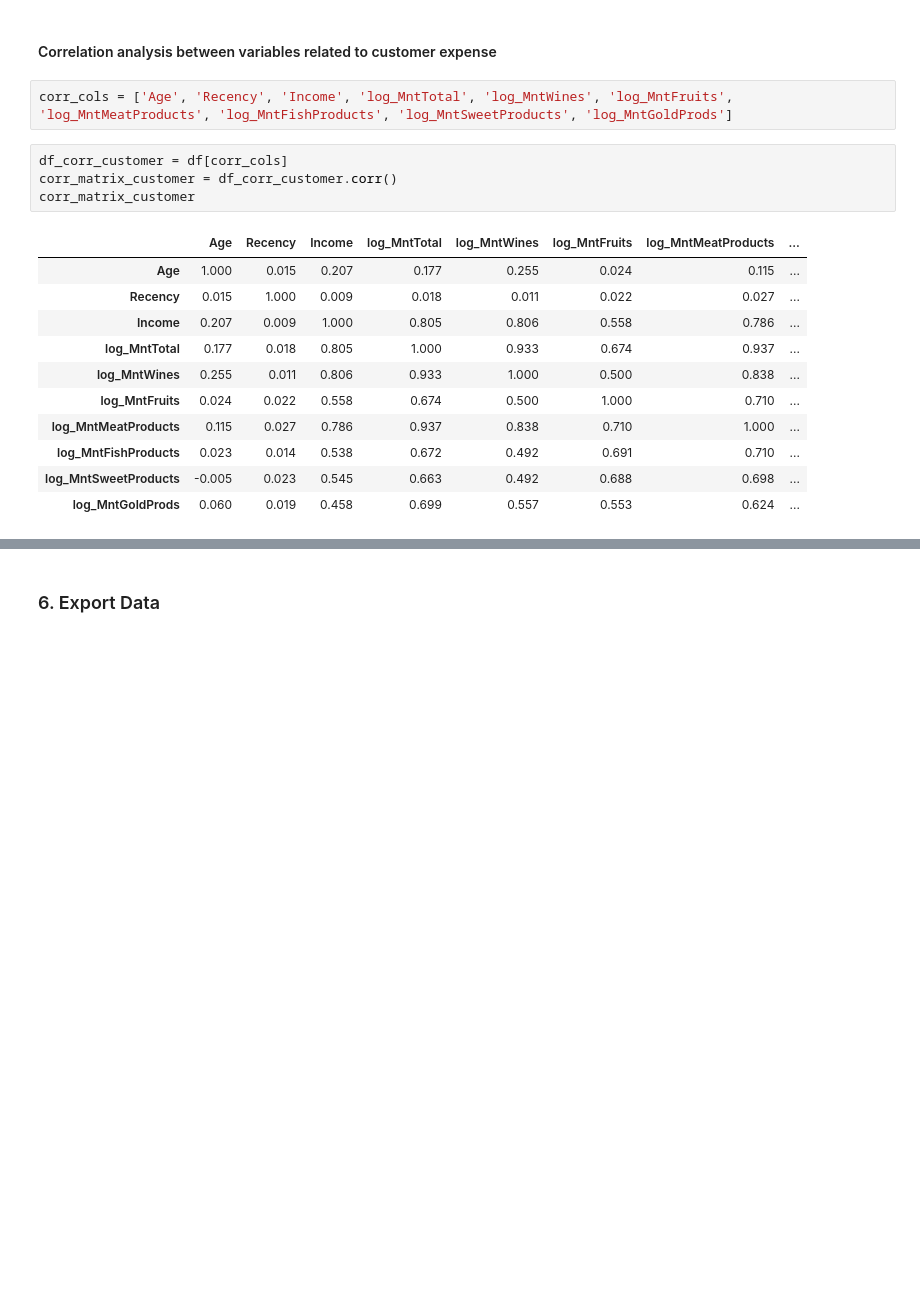
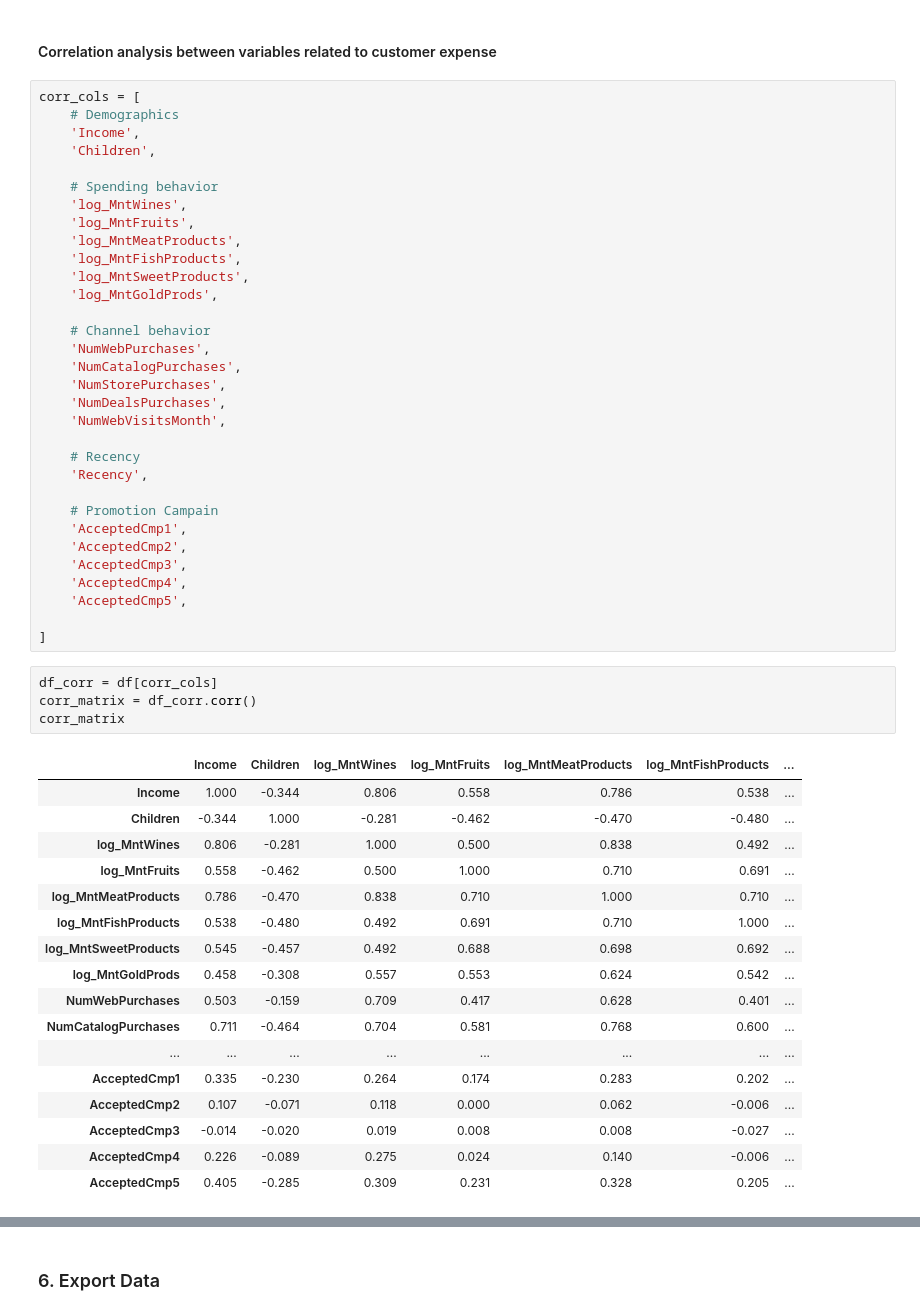
Before and after one commit to nh-adorie/adorie-data-projects, a Jupyter notebook: customer-personality-analysis/notebooks/1_eda_cleaning.ipynb, the cells around one changed output, grey strips where cells are left out. Drawn from its saved outputs; the diff is of its cells as text; blank space fills up the shorter version.

```diff
--- a/customer-personality-analysis/notebooks/1_eda_cleaning.ipynb
+++ b/customer-personality-analysis/notebooks/1_eda_cleaning.ipynb
@@ -622,22 +622,58 @@ Column: log_MntWines
 # %% [markdown]
 #### Correlation analysis between variables related to customer expense
 # %%
-corr_cols = ['Age', 'Recency', 'Income', 'log_MntTotal', 'log_MntWines', 'log_MntFruits', 'log_MntMeatProducts', 'log_MntFishProducts', 'log_MntSweetProducts', 'log_MntGoldProds']
+corr_cols = [
+    # Demographics
+    'Income',
+    'Children',
+
+    # Spending behavior
+    'log_MntWines',
+    'log_MntFruits',
+    'log_MntMeatProducts',
+    'log_MntFishProducts',
+    'log_MntSweetProducts',
+    'log_MntGoldProds',
+
+    # Channel behavior
+    'NumWebPurchases',
+    'NumCatalogPurchases',
+    'NumStorePurchases',
+    'NumDealsPurchases',
+    'NumWebVisitsMonth',
+
+    # Recency
+    'Recency',
+
+    # Promotion Campain
+    'AcceptedCmp1',
+    'AcceptedCmp2',
+    'AcceptedCmp3',
+    'AcceptedCmp4',
+    'AcceptedCmp5',
+
+]
 # %%
-df_corr_customer = df[corr_cols]
-corr_matrix_customer = df_corr_customer.corr()
-corr_matrix_customer
+df_corr = df[corr_cols]
+corr_matrix = df_corr.corr()
+corr_matrix
 # %% [output]
-|  | Age | Recency | Income | log_MntTotal | log_MntWines | log_MntFruits | log_MntMeatProducts | ... |
-| Age | 1.000 | 0.015 | 0.207 | 0.177 | 0.255 | 0.024 | 0.115 | ... |
-| Recency | 0.015 | 1.000 | 0.009 | 0.018 | 0.011 | 0.022 | 0.027 | ... |
-| Income | 0.207 | 0.009 | 1.000 | 0.805 | 0.806 | 0.558 | 0.786 | ... |
-| log_MntTotal | 0.177 | 0.018 | 0.805 | 1.000 | 0.933 | 0.674 | 0.937 | ... |
-| log_MntWines | 0.255 | 0.011 | 0.806 | 0.933 | 1.000 | 0.500 | 0.838 | ... |
-| log_MntFruits | 0.024 | 0.022 | 0.558 | 0.674 | 0.500 | 1.000 | 0.710 | ... |
-| log_MntMeatProducts | 0.115 | 0.027 | 0.786 | 0.937 | 0.838 | 0.710 | 1.000 | ... |
-| log_MntFishProducts | 0.023 | 0.014 | 0.538 | 0.672 | 0.492 | 0.691 | 0.710 | ... |
-| log_MntSweetProducts | -0.005 | 0.023 | 0.545 | 0.663 | 0.492 | 0.688 | 0.698 | ... |
-| log_MntGoldProds | 0.060 | 0.019 | 0.458 | 0.699 | 0.557 | 0.553 | 0.624 | ... |
+|  | Income | Children | log_MntWines | log_MntFruits | log_MntMeatProducts | log_MntFishProducts | ... |
+| Income | 1.000 | -0.344 | 0.806 | 0.558 | 0.786 | 0.538 | ... |
+| Children | -0.344 | 1.000 | -0.281 | -0.462 | -0.470 | -0.480 | ... |
+| log_MntWines | 0.806 | -0.281 | 1.000 | 0.500 | 0.838 | 0.492 | ... |
+| log_MntFruits | 0.558 | -0.462 | 0.500 | 1.000 | 0.710 | 0.691 | ... |
+| log_MntMeatProducts | 0.786 | -0.470 | 0.838 | 0.710 | 1.000 | 0.710 | ... |
+| log_MntFishProducts | 0.538 | -0.480 | 0.492 | 0.691 | 0.710 | 1.000 | ... |
+| log_MntSweetProducts | 0.545 | -0.457 | 0.492 | 0.688 | 0.698 | 0.692 | ... |
+| log_MntGoldProds | 0.458 | -0.308 | 0.557 | 0.553 | 0.624 | 0.542 | ... |
+| NumWebPurchases | 0.503 | -0.159 | 0.709 | 0.417 | 0.628 | 0.401 | ... |
+| NumCatalogPurchases | 0.711 | -0.464 | 0.704 | 0.581 | 0.768 | 0.600 | ... |
+| ... | ... | ... | ... | ... | ... | ... | ... |
+| AcceptedCmp1 | 0.335 | -0.230 | 0.264 | 0.174 | 0.283 | 0.202 | ... |
+| AcceptedCmp2 | 0.107 | -0.071 | 0.118 | 0.000 | 0.062 | -0.006 | ... |
+| AcceptedCmp3 | -0.014 | -0.020 | 0.019 | 0.008 | 0.008 | -0.027 | ... |
+| AcceptedCmp4 | 0.226 | -0.089 | 0.275 | 0.024 | 0.140 | -0.006 | ... |
+| AcceptedCmp5 | 0.405 | -0.285 | 0.309 | 0.231 | 0.328 | 0.205 | ... |
 # %%
 # draw heatmap
```
Also changed, not shown: parts of 12 cells of this notebook, 1 other file.
